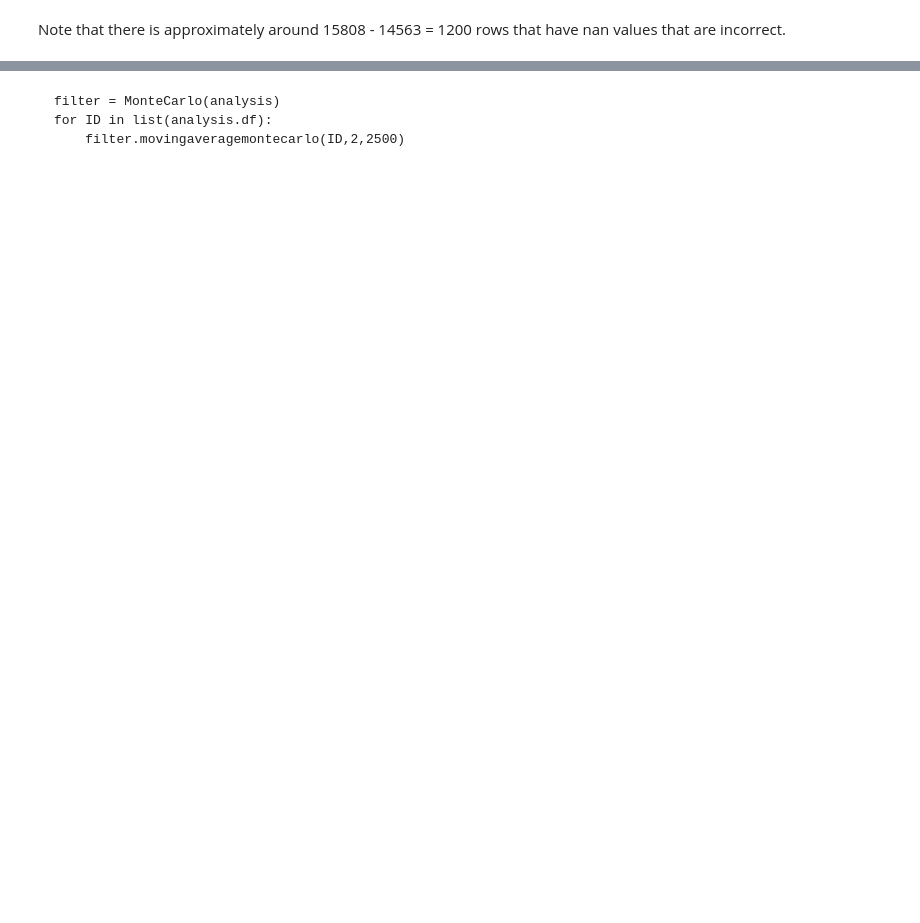
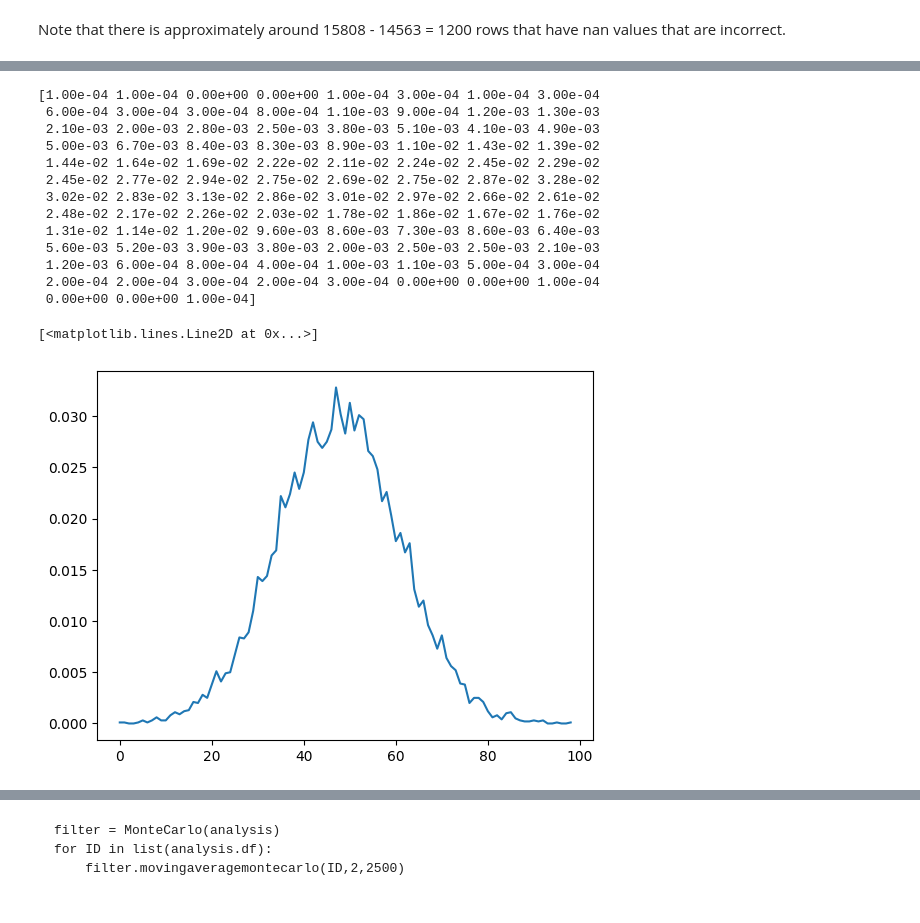
Before and after one commit to KvKid/Exploration-of-Sequential-Monte-Carlo-to-Time-Series-Data, a Jupyter notebook: main.ipynb, the cells around one changed output, grey strips where cells are left out. Saved outputs shown, nothing was run; the diff lists cells and outputs as text; code cells hidden in the pictures; blank space fills up the shorter version.

```diff
--- a/main.ipynb
+++ b/main.ipynb
@@ -365,0 +460,34 @@ class MonteCarlo:
+# %%
+def monte_carlo_pdf_estimator(num_samples, sample_function,value):
+    # Generate samples from the sample function
+    samples = np.zeros(num_samples)
+    for i in range(num_samples):
+        samples[i] = sample_function()
+
+    # Estimate the pdf by counting the occurrences of each value and normalizing
+    bin_edges = np.linspace(np.min(samples), np.max(samples), num=100)
+    hist, _ = np.histogram(samples, bins=bin_edges, density=True)
+    pdf = hist / np.sum(hist)
+    return(pdf)
+def unif():
+    return(np.random.normal())
+dist = monte_carlo_pdf_estimator(10000,unif,-2)
+print(dist)
+plt.plot(dist)
+#np.interp(0.75, x,y)
+# %% [output]
+[1.00e-04 1.00e-04 0.00e+00 0.00e+00 1.00e-04 3.00e-04 1.00e-04 3.00e-04
+ 6.00e-04 3.00e-04 3.00e-04 8.00e-04 1.10e-03 9.00e-04 1.20e-03 1.30e-03
+ 2.10e-03 2.00e-03 2.80e-03 2.50e-03 3.80e-03 5.10e-03 4.10e-03 4.90e-03
+ 5.00e-03 6.70e-03 8.40e-03 8.30e-03 8.90e-03 1.10e-02 1.43e-02 1.39e-02
+ 1.44e-02 1.64e-02 1.69e-02 2.22e-02 2.11e-02 2.24e-02 2.45e-02 2.29e-02
+ 2.45e-02 2.77e-02 2.94e-02 2.75e-02 2.69e-02 2.75e-02 2.87e-02 3.28e-02
+ 3.02e-02 2.83e-02 3.13e-02 2.86e-02 3.01e-02 2.97e-02 2.66e-02 2.61e-02
+ 2.48e-02 2.17e-02 2.26e-02 2.03e-02 1.78e-02 1.86e-02 1.67e-02 1.76e-02
+ 1.31e-02 1.14e-02 1.20e-02 9.60e-03 8.60e-03 7.30e-03 8.60e-03 6.40e-03
+ 5.60e-03 5.20e-03 3.90e-03 3.80e-03 2.00e-03 2.50e-03 2.50e-03 2.10e-03
+ 1.20e-03 6.00e-04 8.00e-04 4.00e-04 1.00e-03 1.10e-03 5.00e-04 3.00e-04
+ 2.00e-04 2.00e-04 3.00e-04 2.00e-04 3.00e-04 0.00e+00 0.00e+00 1.00e-04
+ 0.00e+00 0.00e+00 1.00e-04]
+[<matplotlib.lines.Line2D at 0x...>]
+[figure, added]
```
Also changed, not shown: parts of 9 cells of this notebook.
